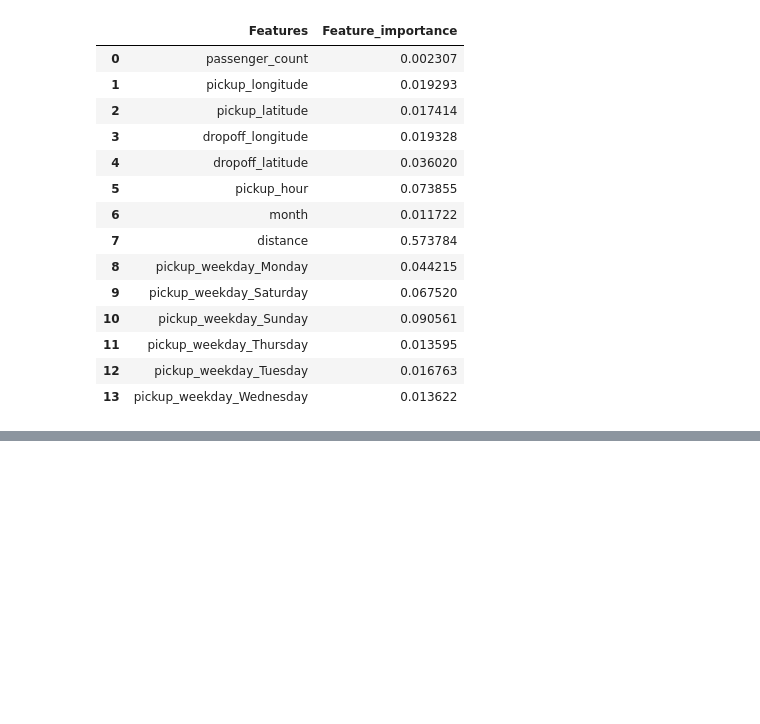
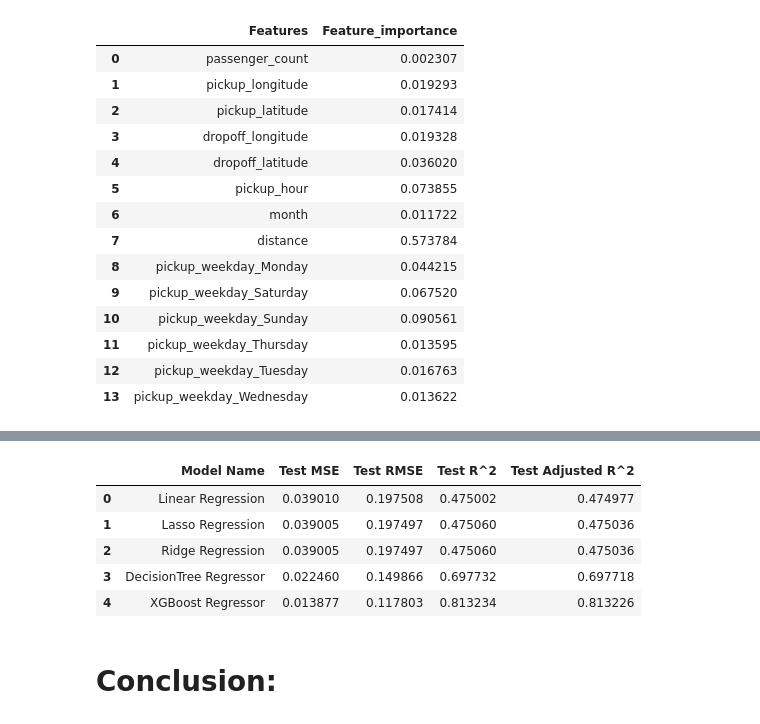
Before and after one commit to SwenFereira/NYC-Taxi-Trip-Time-Prediction---Capstone-Project, a Jupyter notebook: Final_NYC_Taxi_Trip_Time_Prediction_Capstone_Project.ipynb, the cells around one changed output, grey strips where cells are left out. Saved outputs shown, nothing was run; the diff lists cells and outputs as text; code cells hidden in the pictures; blank space fills up the shorter version.

```diff
--- a/Final_NYC_Taxi_Trip_Time_Prediction_Capstone_Project.ipynb
+++ b/Final_NYC_Taxi_Trip_Time_Prediction_Capstone_Project.ipynb
@@ -1029,0 +1048,13 @@ from sklearn.metrics import mean_squared_error
+# %%
+lr_test_mse  = mean_squared_error((y_test), (y_pred_test))
+print("Test MSE :" , lr_test_mse)
+
+lr_test_rmse = np.sqrt(lr_test_mse)
+
+print("Test RMSE :" ,lr_test_rmse)
+
+lr_test_r2 = r2_score((y_test), (y_pred_test))
+print("Test R2 :" ,lr_test_r2)
+
+lr_test_r2_ = 1-(1-r2_score((y_test), (y_pred_test)))*((X_test.shape[0]-1)/(X_test.shape[0]-X_test.shape[1]-1))
+print("Test Adjusted R2 : ",lr_test_r2_)
@@ -1517,0 +1594,13 @@ importance_df
+# %%
+Test_data_df= pd.DataFrame({'Model Name': models, 'Test MSE': test_mse, 'Test RMSE': test_rmse, 'Test R^2': test_r2,
+                            'Test Adjusted R^2': test_adjusted_r2})
+Test_data_df
+# %% [output]
+|  | Model Name | Test MSE | Test RMSE | Test R^2 | Test Adjusted R^2 |
+| 0 | Linear Regression | 0.039010 | 0.197508 | 0.475002 | 0.474977 |
+| 1 | Lasso Regression | 0.039005 | 0.197497 | 0.475060 | 0.475036 |
+| 2 | Ridge Regression | 0.039005 | 0.197497 | 0.475060 | 0.475036 |
+| 3 | DecisionTree Regressor | 0.022460 | 0.149866 | 0.697732 | 0.697718 |
+| 4 | XGBoost Regressor | 0.013877 | 0.117803 | 0.813234 | 0.813226 |
+# %% [markdown]
+# **Conclusion:**
```
Also changed, not shown: parts of 11 cells of this notebook.
